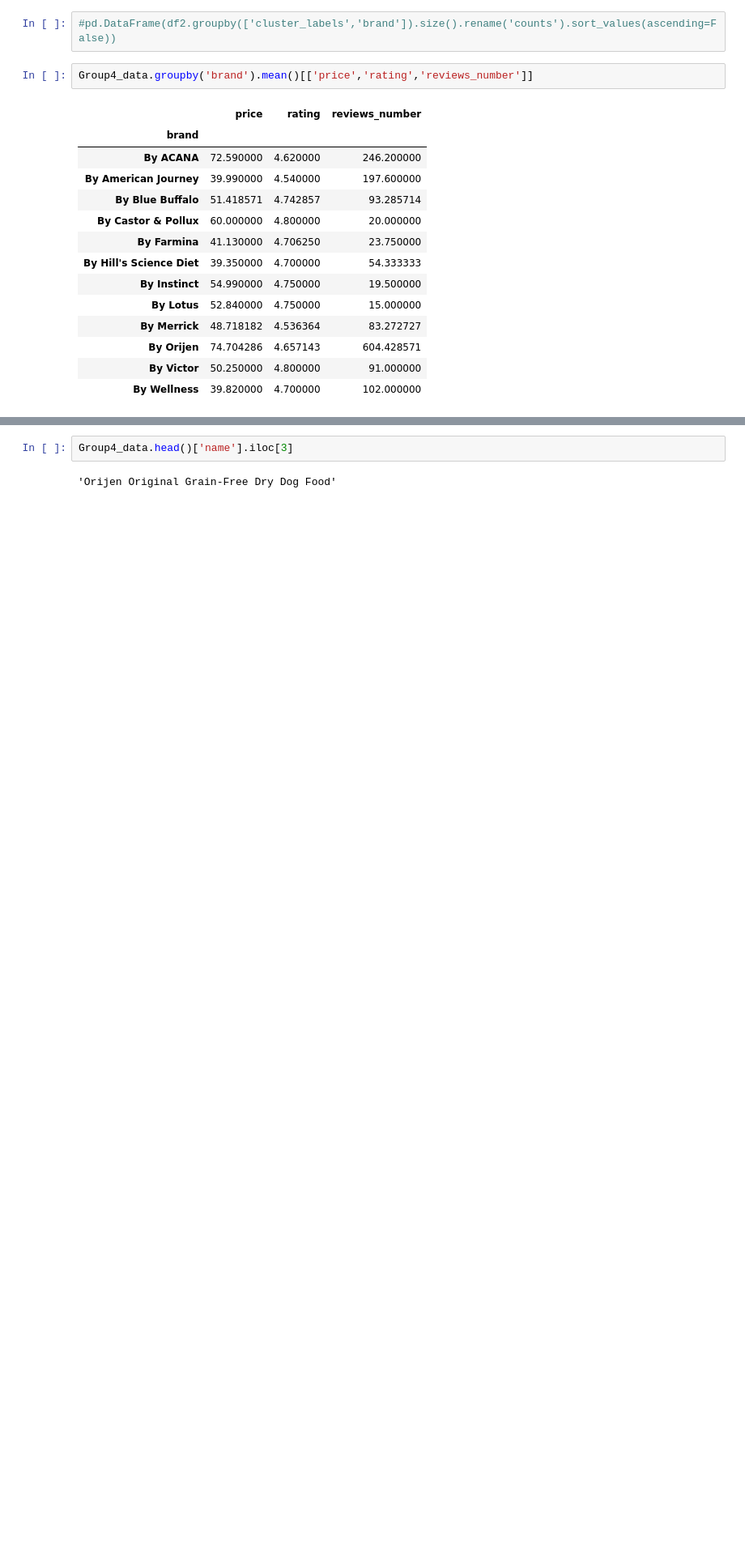
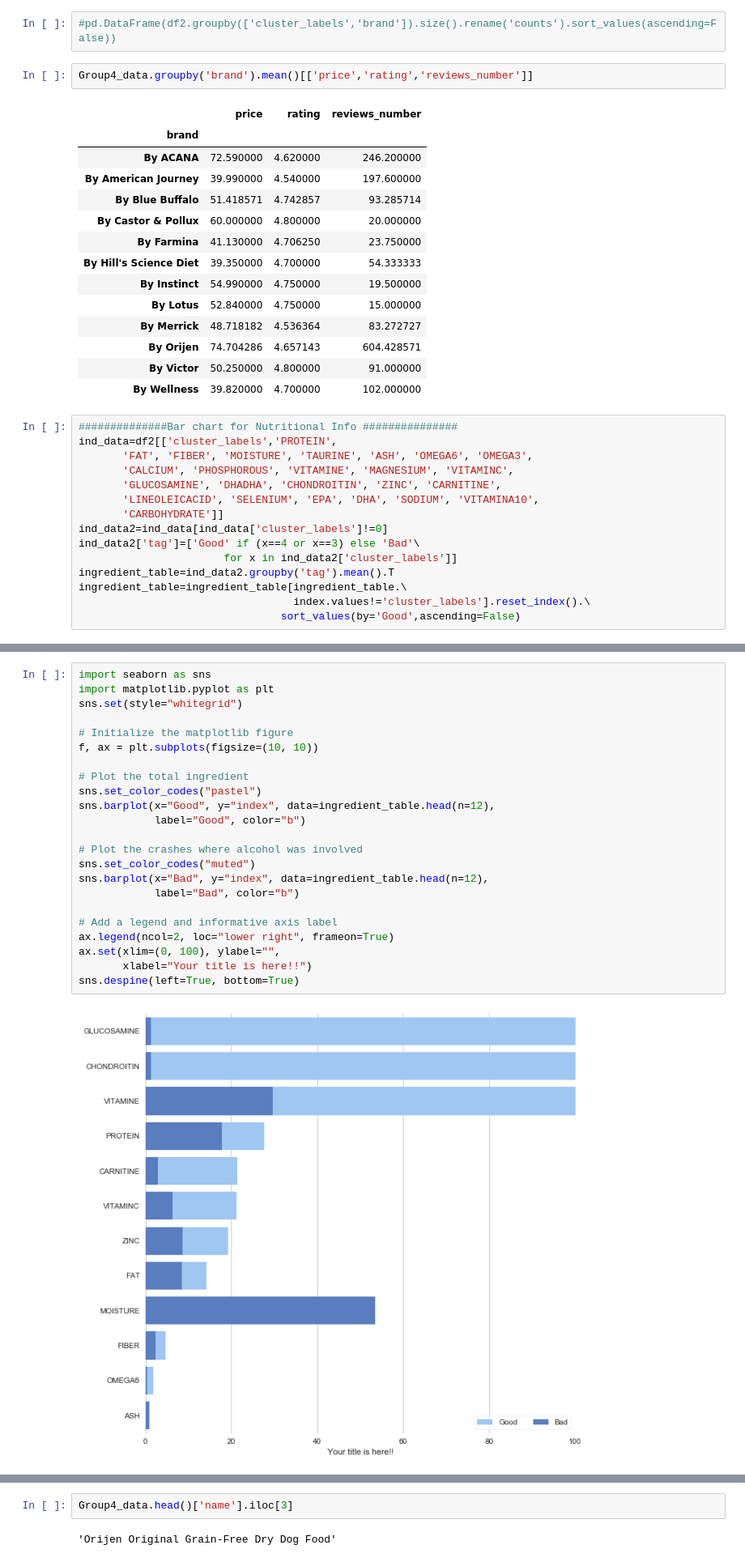
Before and after one commit to summersuny/02scrapyPetProduct, a Jupyter notebook: Dogfood_project_clustering.ipynb, the cells around one changed output, grey strips where cells are left out. Shown at 81% size. Saved outputs shown, nothing was run; the diff lists cells and outputs as text; blank space fills up the shorter version.

Commit message:
Draft  5  good bad redefined

```diff
--- a/Dogfood_project_clustering.ipynb
+++ b/Dogfood_project_clustering.ipynb
@@ -955,3 +955,18 @@ Group4_data.groupby('brand').mean()[['price','rating','reviews_number']]
 | By Orijen | 74.704286 | 4.657143 | 604.428571 |
 | By Victor | 50.250000 | 4.800000 | 91.000000 |
 | By Wellness | 39.820000 | 4.700000 | 102.000000 |
+# %%
+##############Bar chart for Nutritional Info ###############
+ind_data=df2[['cluster_labels','PROTEIN',
+       'FAT', 'FIBER', 'MOISTURE', 'TAURINE', 'ASH', 'OMEGA6', 'OMEGA3',
+       'CALCIUM', 'PHOSPHOROUS', 'VITAMINE', 'MAGNESIUM', 'VITAMINC',
+       'GLUCOSAMINE', 'DHADHA', 'CHONDROITIN', 'ZINC', 'CARNITINE',
+       'LINEOLEICACID', 'SELENIUM', 'EPA', 'DHA', 'SODIUM', 'VITAMINA10',
+       'CARBOHYDRATE']]
+ind_data2=ind_data[ind_data['cluster_labels']!=0]
+ind_data2['tag']=['Good' if (x==4 or x==3) else 'Bad'\
+                       for x in ind_data2['cluster_labels']]
+ingredient_table=ind_data2.groupby('tag').mean().T
+ingredient_table=ingredient_table[ingredient_table.\
+                                  index.values!='cluster_labels'].reset_index().\
+                                sort_values(by='Good',ascending=False)
@@ -958 +977,26 @@ Group4_data.groupby('brand').mean()[['price','rating','reviews_number']]
+# %%
+import seaborn as sns
+import matplotlib.pyplot as plt
+sns.set(style="whitegrid")
+
+# Initialize the matplotlib figure
+f, ax = plt.subplots(figsize=(10, 10))
+
+# Plot the total ingredient
+sns.set_color_codes("pastel")
+sns.barplot(x="Good", y="index", data=ingredient_table.head(n=12),
+            label="Good", color="b")
+
+# Plot the crashes where alcohol was involved
+sns.set_color_codes("muted")
+sns.barplot(x="Bad", y="index", data=ingredient_table.head(n=12),
+            label="Bad", color="b")
+
+# Add a legend and informative axis label
+ax.legend(ncol=2, loc="lower right", frameon=True)
+ax.set(xlim=(0, 100), ylabel="",
+       xlabel="Your title is here!!")
+sns.despine(left=True, bottom=True)
+# %% [output]
+[figure, added]
 # %%
```
Also changed, not shown: parts of 7 cells of this notebook, 2 other files.
